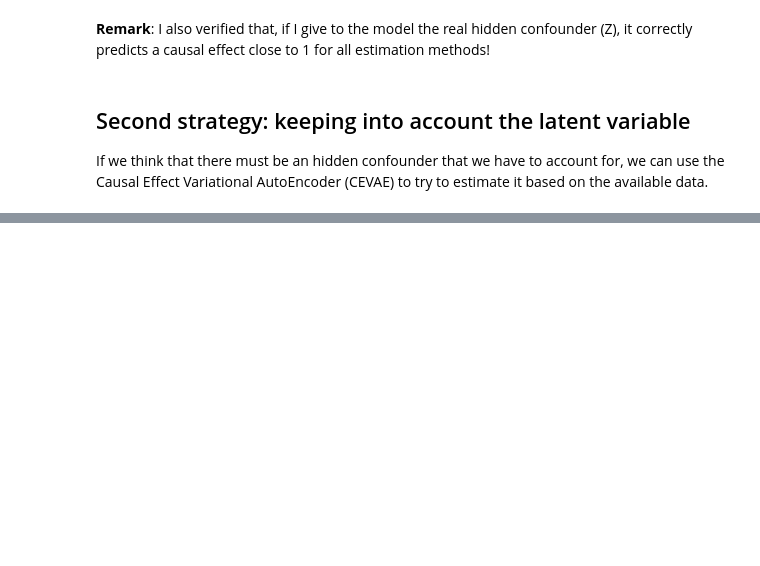
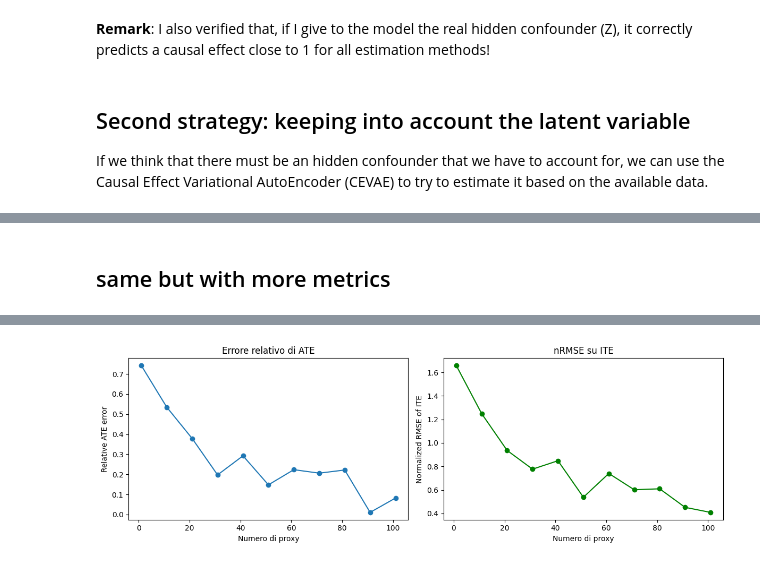
Before and after one commit to christianfaccio/causal_machine_learning, a Jupyter notebook: src/causal_effect_inference.ipynb, the cells around one changed output, grey strips where cells are left out. Drawn from its saved outputs; the diff is of its cells as text; code cells hidden in the pictures; blank space fills up the shorter version.

```diff
--- a/src/causal_effect_inference.ipynb
+++ b/src/causal_effect_inference.ipynb
@@ -259,0 +481,66 @@ True ATE: 1.0008
+# %% [markdown]
+## same but with more metrics
+# %%
+n = 1000
+proxy_list = list(range(1, 111, 10))
+
+rel_ate_errors = []
+nrmse_ites       = []
+
+for num_proxies in proxy_list:
+    data = synthetic_dataset_pyro(
+        n=n, num_proxies=num_proxies,
+        sigma_x=1.0, sigma_y=1.0,
+        shuffle_pct=0.0, prior_type="gaussian",
+        seed=0,
+    )
+    x, t, y, ite = data["x"], data["t"], data["y"], data["ite"]
+    x_tr, x_te, t_tr, t_te, y_tr, y_te, ite_tr, ite_te = train_test_split(
+        x, t, y, ite, test_size=0.2, random_state=0
+    )
+
+    pyro.clear_param_store()
+    cevae = CEVAE(
+        feature_dim=num_proxies,
+        latent_dim=1,
+        hidden_dim=10,
+        num_layers=2,
+        outcome_dist="normal",
+    )
+    cevae.fit(
+        x_tr, t_tr, y_tr,
+        num_epochs=100,
+        batch_size=100,
+        learning_rate=1e-2,
+        weight_decay=0.0,
+        log_every=0
+    )
+
+    # ATE error (relative)
+    est_ate  = cevae.ite(x_te).mean().item()
+    true_ate = ite_te.mean().item()
+    rel_ate_errors.append(abs(est_ate - true_ate) / abs(true_ate))
+
+    # ITE RMSE & normalized RMSE
+    ite_pred = cevae.ite(x_te).cpu().numpy()
+    ite_true = ite_te.cpu().numpy()
+    rmse      = np.sqrt(np.mean((ite_pred - ite_true)**2))
+    nrmse     = rmse / ite_true.std()
+    nrmse_ites.append(nrmse)
+
+# Plots
+fig, axes = plt.subplots(1, 2, figsize=(12, 4))
+
+axes[0].plot(proxy_list, rel_ate_errors, marker='o')
+axes[0].set_xlabel("Numero di proxy")
+axes[0].set_ylabel("Relative ATE error")
+axes[0].set_title("Errore relativo di ATE")
+
+axes[1].plot(proxy_list, nrmse_ites, marker='o', color='green')
+axes[1].set_xlabel("Numero di proxy")
+axes[1].set_ylabel("Normalized RMSE of ITE")
+axes[1].set_title("nRMSE su ITE")
+
+plt.tight_layout()
+plt.show()
+# %% [output]
@@ -259,0 +564 @@ True ATE: 1.0008
+[figure, added]
```
Also changed, not shown: parts of 33 cells of this notebook, 1 other file.
